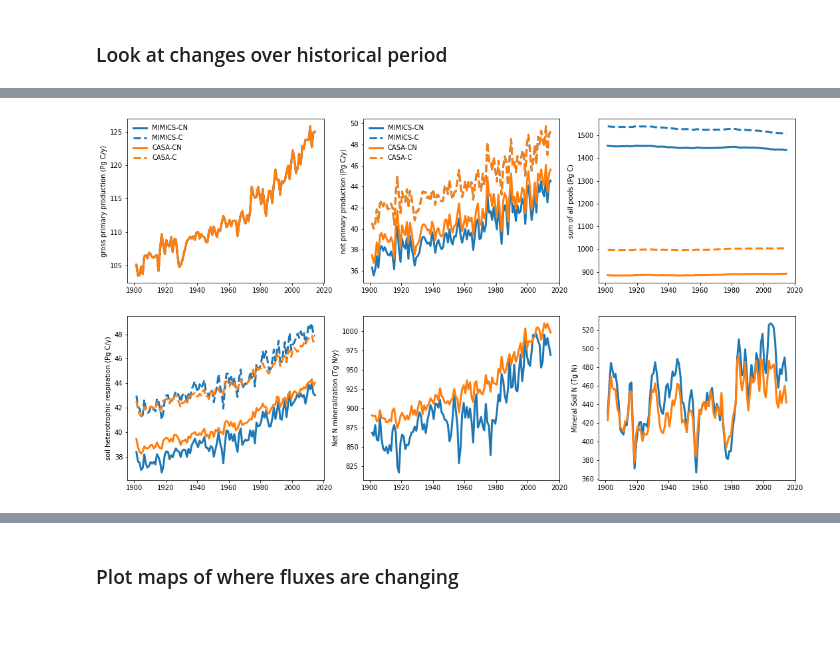
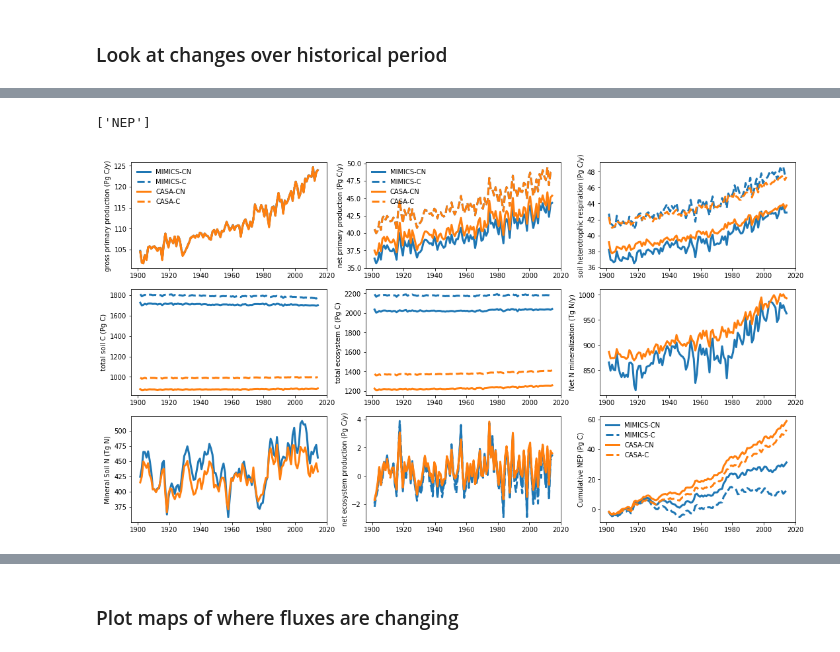
Before and after one commit to wwieder/biogeochem_testbed, a Jupyter notebook: analysis_code/MIMICScn_hist.ipynb, the cells around one changed output, grey strips where cells are left out. Saved outputs shown, nothing was run; the diff lists cells and outputs as text; code cells hidden in the pictures; blank space fills up the shorter version.

```diff
--- a/analysis_code/MIMICScn_hist.ipynb
+++ b/analysis_code/MIMICScn_hist.ipynb
@@ -55,7 +52,7 @@ pathCAScANN = path+CASsimC+outC+'ann_casaclm_pool_flux_1901_2014.nc'
 
 
 # MIMICS CN
-MIMsimCN = 'MIMICS_mod4_dens1.0_KO6_micCN_oldFIX_GSWP3'
+MIMsimCN = 'MIMICS_mod5_GSWP3'
 pathMIMcn = [path+MIMsimCN+outCN+'mimics_pool_flux_'+str(i)+'_daily.nc' for i in year]
 pathMIMcn2= [path+MIMsimCN+outCN+'casaclm_pool_flux_'+str(i)+'_daily.nc' for i in year]
 pathMIMcnANN = path+MIMsimCN+outCN+'ann_mimics_pool_flux_1901_2014.nc'
@@ -65,7 +62,7 @@ print(pathMIMcnANN)
 print(pathMIMcn2ANN)
 
 # MIMICS C only
-MIMsimC  = 'MIMICS_mod4_dens1.0_KO6_Conly'
+MIMsimC  = 'MIMICS_mod5_Conly'
 pathMIMc = [path+MIMsimC+outC+'mimics_pool_flux_'+str(i)+'_daily.nc'  for i in year]
 pathMIMc2= [path+MIMsimC+outC+'casaclm_pool_flux_'+str(i)+'_daily.nc' for i in year]
 pathMIMcANN = path+MIMsimC+outC+'ann_mimics_pool_flux_1901_2014.nc'
@@ -174,16 +154,0 @@ MIMcANN['cresp'] = MIMcANN['cHresp']
-# %%
-var  =  ['cnpp', 'cgpp','cTOT']
-varLong  =  ['npp', 'gpp','total soil C']
-
-#Mask out low productivity grids
-minGPP = 10/365 # gpp given in gC/m2/d
-MIMcnANN = MIMcnANN.where(MIMcnANN.cgpp>minGPP)
-CAScnANN = CAScnANN.where(CAScnANN.cgpp>minGPP)
-CAScANN = CAScANN.where(CAScANN.cgpp>minGPP)
-MIMcANN = MIMcANN.where(MIMcANN.cgpp>minGPP)
-
-# unweighted zonal means
-zon_meanCNmim = MIMcnANN.mean(dim='lon')
-zon_meanCNcas = CAScnANN.mean(dim='lon')
-zon_meanCcas = CAScANN.mean(dim='lon')
-zon_meanCmim = MIMcANN.mean(dim='lon')
@@ -333,30 +340,65 @@ Data variables:
 # %%
 model = ['MIMICS-CN','MIMICS-C','CASA-CN','CASA-C']
-var = ['cgpp','cnpp','cTOT',
-       'cresp','nNetMineralization','nMineral']
+var = ['cgpp','cnpp','cresp',
+       'cTOT','cECO','nNetMineralization',
+       'nMineral','NEP']
+
 nvar  = len(var)
-timeC = [365,365,1,365,365,1]
-conversion = [1e-15,1e-15,1e-15,1e-15,1e-12,1e-12]
-units = ['(Pg C/y)','(Pg C/y)','(Pg C)',
-         '(Pg C/y)','(Tg N/y)','(Tg N)']
+timeC = [365,365,365,1,1,
+         365,1,365]
+conversion = [1e-15,1e-15,1e-15,1e-15,1e-15,
+              1e-12,1e-12,1e-15]
+units = ['(Pg C/y)','(Pg C/y)','(Pg C/y)',
+         '(Pg C)','(Pg C)','(Tg N/y)','(Tg N)','(Pg C/y)']
 
 plt.figure(figsize=[18,10]);
 for i in range(nvar):
-    plt.subplot(2, (nvar/2), (1+i))
+    plt.subplot(3, 3, (1+i))
     plt.ylabel(MIMcnANN[var[i]].attrs['long_name']+' '+units[i])
     plt.plot(MIMcnANN.time, globalSum(MIMcnANN[var[i]],timeC=timeC[i],conversion=conversion[i]),
              lw=3,color=color[0],linestyle=linestyle[0])
-    if i<=3:
-        plt.plot(MIMcnANN.time, globalSum(MIMcANN[var[i]],timeC=timeC[i],conversion= conversion[i]),
+    if (i<=4) | (i>=7):
+        plt.plot(MIMcANN.time, globalSum(MIMcANN[var[i]],timeC=timeC[i],conversion= conversion[i]),
              lw=3,color=color[0],linestyle=linestyle[1])
 
     plt.plot(CAScnANN.time, globalSum(CAScnANN[var[i]],timeC=timeC[i],conversion=conversion[i]),
              lw=3,color=color[1],linestyle=linestyle[0])
-    if i<=3:
-        plt.plot(MIMcnANN.time, globalSum(CAScANN[var[i]],timeC=timeC[i],conversion= conversion[i]),
+    if (i<=4) | (i>=7):
+        plt.plot(CAScANN.time, globalSum(CAScANN[var[i]],timeC=timeC[i],conversion= conversion[i]),
              lw=3,color=color[1],linestyle=linestyle[1])
 
     if i<2:
         plt.legend(labels=model, frameon = False, fontsize='medium')
+
+# make last plot of cumulative sum of NEP
+'''plt.subplot(3, (nvar/2), 8)
+i = 1
+print([var[i]])
+plt.ylabel('Cumulative '+var[i]+' (Pg C)')
+plt.plot(MIMcnANN.time, np.cumsum(globalSum(MIMcnANN[var[i]],timeC=timeC[i],conversion=conversion[i]).values),
+             lw=3,color=color[0],linestyle=linestyle[0])
+plt.plot(MIMcANN.time, np.cumsum(globalSum(MIMcANN[var[i]],timeC=timeC[i],conversion=conversion[i]).values),
+             lw=3,color=color[0],linestyle=linestyle[1])
+plt.plot(CAScnANN.time, np.cumsum(globalSum(CAScnANN[var[i]],timeC=timeC[i],conversion=conversion[i]).values),
+             lw=3,color=color[1],linestyle=linestyle[0])
+plt.plot(CAScANN.time, np.cumsum(globalSum(CAScANN[var[i]],timeC=timeC[i],conversion=conversion[i]).values),
+             lw=3,color=color[1],linestyle=linestyle[1])
+plt.legend(labels=model, frameon = False, fontsize='medium');
+
+'''
+plt.subplot(3, 3, 9)
+i = 7
+print([var[i]])
+plt.ylabel('Cumulative '+var[i]+' (Pg C)')
+plt.plot(MIMcnANN.time, np.cumsum(globalSum(MIMcnANN[var[i]],timeC=timeC[i],conversion=conversion[i]).values),
+             lw=3,color=color[0],linestyle=linestyle[0])
+plt.plot(MIMcANN.time, np.cumsum(globalSum(MIMcANN[var[i]],timeC=timeC[i],conversion=conversion[i]).values),
+             lw=3,color=color[0],linestyle=linestyle[1])
+plt.plot(CAScnANN.time, np.cumsum(globalSum(CAScnANN[var[i]],timeC=timeC[i],conversion=conversion[i]).values),
+             lw=3,color=color[1],linestyle=linestyle[0])
+plt.plot(CAScANN.time, np.cumsum(globalSum(CAScANN[var[i]],timeC=timeC[i],conversion=conversion[i]).values),
+             lw=3,color=color[1],linestyle=linestyle[1])
+plt.legend(labels=model, frameon = False, fontsize='medium');
 # %% [output]
+['NEP']
-[figure, old version]
+[figure, new version]
```
Also changed, not shown: parts of 51 cells of this notebook.
